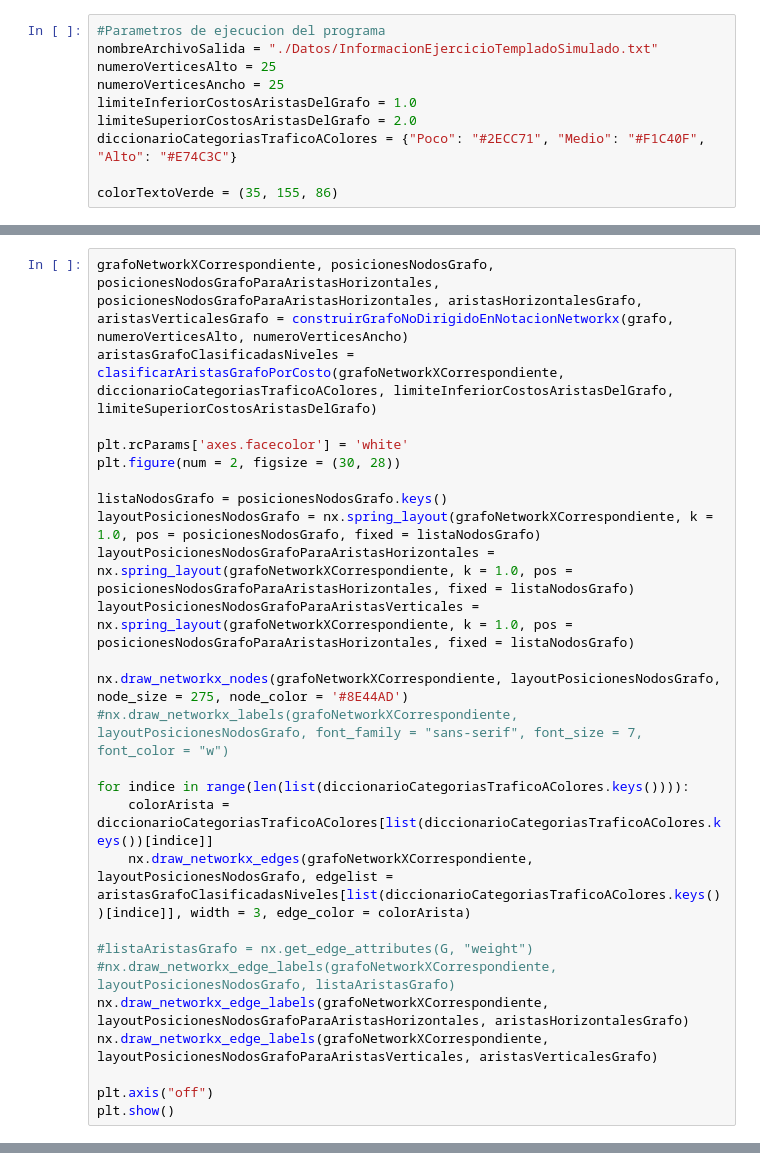
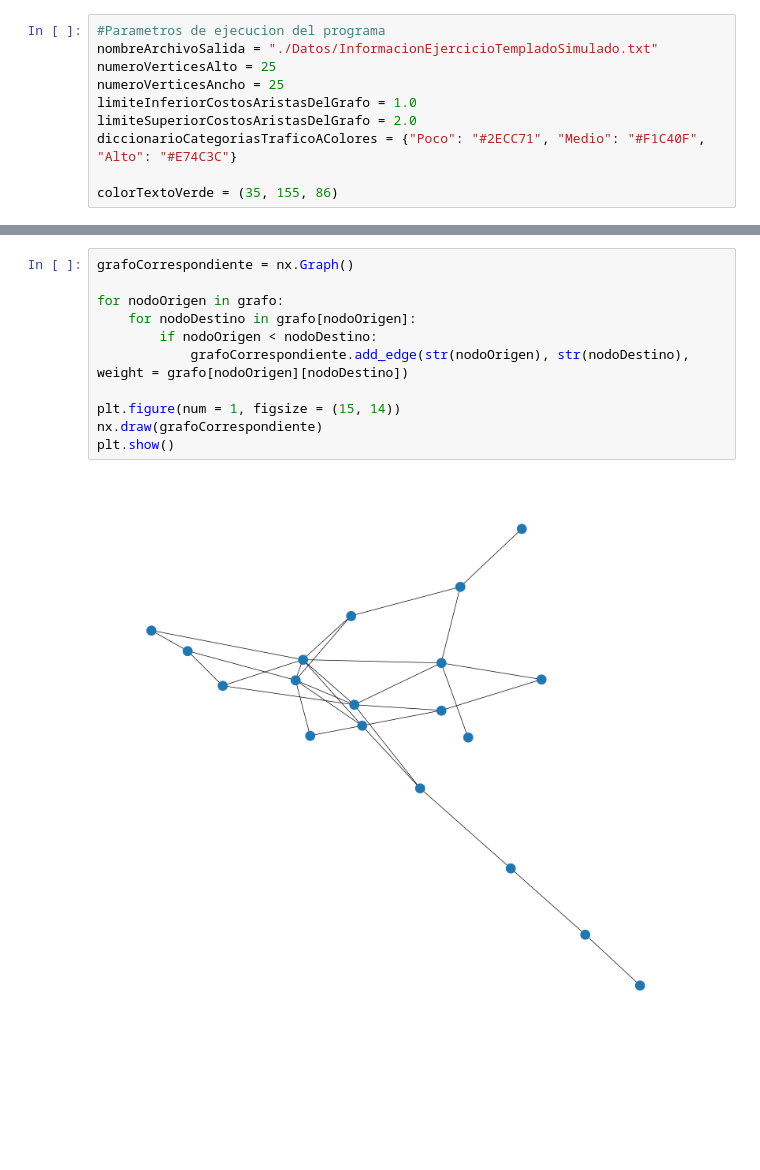
Before and after one commit to mamurciac/GenericTools, a Jupyter notebook: Untitled.ipynb, the cells around one changed output, grey strips where cells are left out. Saved outputs shown, nothing was run; the diff lists cells and outputs as text; blank space fills up the shorter version.

Commit message:
Some Tests for Planarity in Graphs

```diff
--- a/Untitled.ipynb
+++ b/Untitled.ipynb
@@ -153,26 +20,0 @@ plt.show()
-# %%
-grafoNetworkXCorrespondiente, posicionesNodosGrafo, posicionesNodosGrafoParaAristasHorizontales, posicionesNodosGrafoParaAristasHorizontales, aristasHorizontalesGrafo, aristasVerticalesGrafo = construirGrafoNoDirigidoEnNotacionNetworkx(grafo, numeroVerticesAlto, numeroVerticesAncho)
-aristasGrafoClasificadasNiveles = clasificarAristasGrafoPorCosto(grafoNetworkXCorrespondiente, diccionarioCategoriasTraficoAColores, limiteInferiorCostosAristasDelGrafo, limiteSuperiorCostosAristasDelGrafo)
-
-plt.rcParams['axes.facecolor'] = 'white'
-plt.figure(num = 2, figsize = (30, 28))
-
-listaNodosGrafo = posicionesNodosGrafo.keys()
-layoutPosicionesNodosGrafo = nx.spring_layout(grafoNetworkXCorrespondiente, k = 1.0, pos = posicionesNodosGrafo, fixed = listaNodosGrafo)
-layoutPosicionesNodosGrafoParaAristasHorizontales = nx.spring_layout(grafoNetworkXCorrespondiente, k = 1.0, pos = posicionesNodosGrafoParaAristasHorizontales, fixed = listaNodosGrafo)
-layoutPosicionesNodosGrafoParaAristasVerticales = nx.spring_layout(grafoNetworkXCorrespondiente, k = 1.0, pos = posicionesNodosGrafoParaAristasHorizontales, fixed = listaNodosGrafo)
-
-nx.draw_networkx_nodes(grafoNetworkXCorrespondiente, layoutPosicionesNodosGrafo, node_size = 275, node_color = '#8E44AD')
-#nx.draw_networkx_labels(grafoNetworkXCorrespondiente, layoutPosicionesNodosGrafo, font_family = "sans-serif", font_size = 7, font_color = "w")
-
-for indice in range(len(list(diccionarioCategoriasTraficoAColores.keys()))):
-    colorArista = diccionarioCategoriasTraficoAColores[list(diccionarioCategoriasTraficoAColores.keys())[indice]]
-    nx.draw_networkx_edges(grafoNetworkXCorrespondiente, layoutPosicionesNodosGrafo, edgelist = aristasGrafoClasificadasNiveles[list(diccionarioCategoriasTraficoAColores.keys())[indice]], width = 3, edge_color = colorArista)
-
-#listaAristasGrafo = nx.get_edge_attributes(G, "weight")
-#nx.draw_networkx_edge_labels(grafoNetworkXCorrespondiente, layoutPosicionesNodosGrafo, listaAristasGrafo)
-nx.draw_networkx_edge_labels(grafoNetworkXCorrespondiente, layoutPosicionesNodosGrafoParaAristasHorizontales, aristasHorizontalesGrafo)
-nx.draw_networkx_edge_labels(grafoNetworkXCorrespondiente, layoutPosicionesNodosGrafoParaAristasVerticales, aristasVerticalesGrafo)
-
-plt.axis("off")
-plt.show()
@@ -180,0 +91,13 @@ plt.show()
+# %%
+grafoCorrespondiente = nx.Graph()
+
+for nodoOrigen in grafo:
+    for nodoDestino in grafo[nodoOrigen]:
+        if nodoOrigen < nodoDestino:
+            grafoCorrespondiente.add_edge(str(nodoOrigen), str(nodoDestino), weight = grafo[nodoOrigen][nodoDestino])
+
+plt.figure(num = 1, figsize = (15, 14))
+nx.draw(grafoCorrespondiente)
+plt.show()
+# %% [output]
+[figure, added]
```
Also changed, not shown: parts of 10 cells of this notebook, 1 other file.
